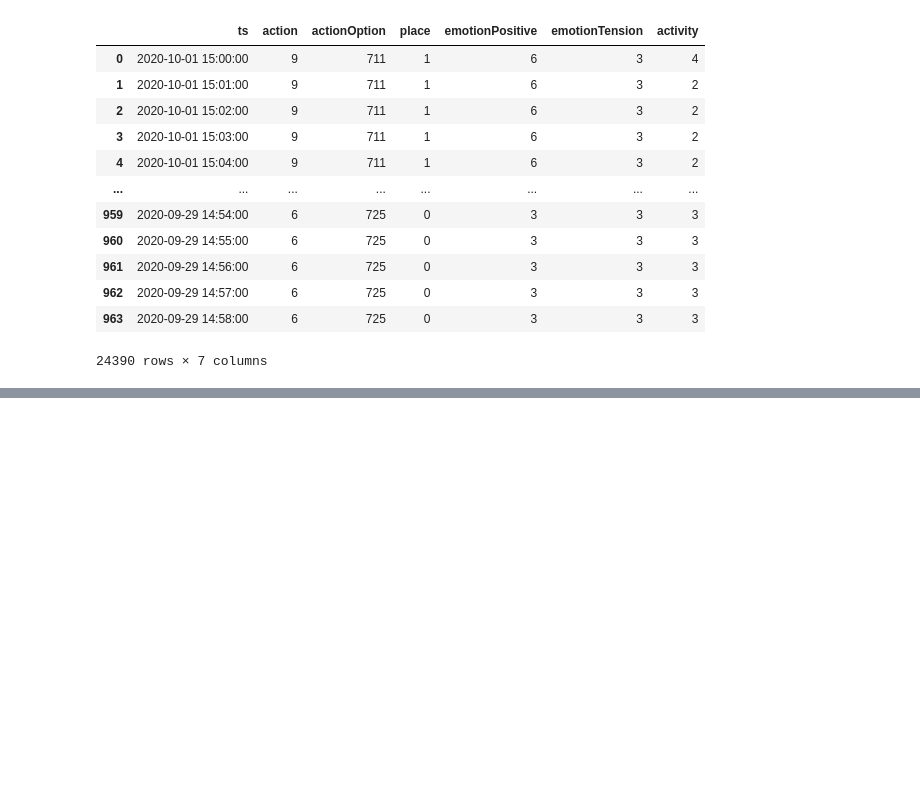
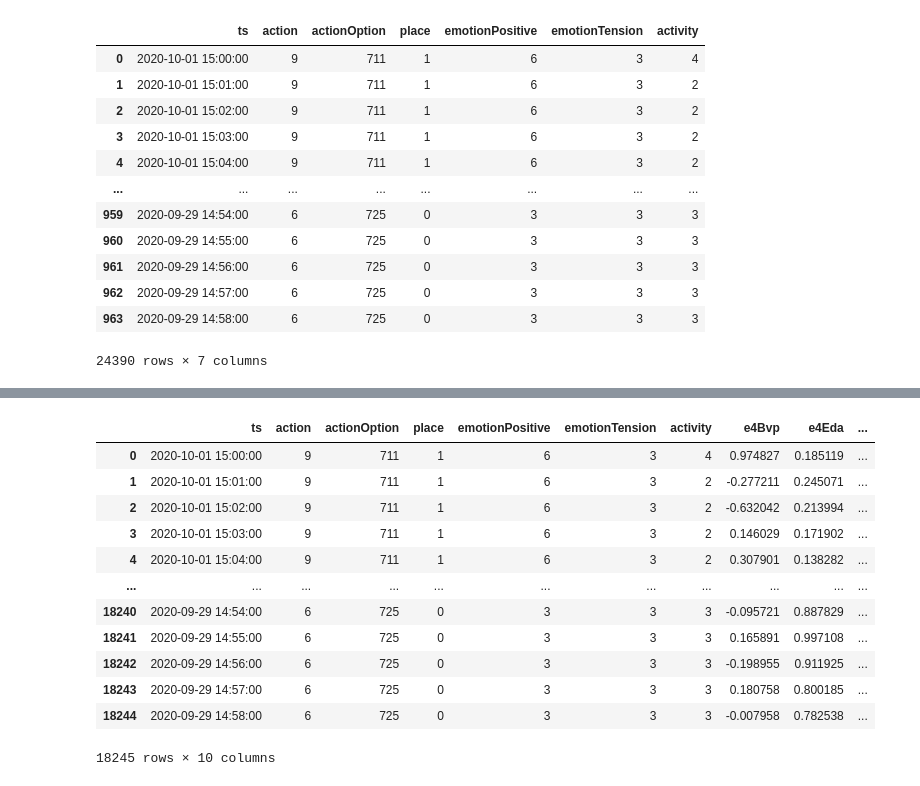
Before and after one commit to ianpark318/ETRI2023, a Jupyter notebook: eda.ipynb, the cells around one changed output, grey strips where cells are left out. Drawn from its saved outputs; the diff is of its cells as text; code cells hidden in the pictures; blank space fills up the shorter version.

```diff
--- a/eda.ipynb
+++ b/eda.ipynb
@@ -161,0 +118,17 @@ df_tmp2
+# %%
+sub_Eda_data = []
+
+for item in dir_list:
+    sub_path = data_path + "/" + item + "/" + "e4Eda"
+    sub_list = os.listdir(sub_path)
+    for i in sub_list:
+        rdr = pd.read_csv(sub_path + "/" + i)
+        if "lock" in i:
+            continue
+        time = int(i[:-4])
+        mean = rdr["eda"].mean()
+        sub_Eda_data.append([time, mean])
+# %%
+df_e4Eda = pd.DataFrame(sub_Eda_data, columns=['ts', 'e4Eda'])
+df_e4Eda['ts']=pd.to_datetime(df_e4Eda['ts'], unit='s')
+df_e4Eda
@@ -161,0 +149,3 @@ df_tmp2
+# %%
+df_tmp3 = pd.merge(df_tmp2, df_e4Eda, on='ts')
+df_tmp3
@@ -161,0 +197,17 @@ df_tmp2
+# %%
+df_tmp4 = pd.merge(df_tmp3, df_e4Hr, on='ts')
+df_tmp4
+# %% [output]
+|  | ts | action | actionOption | place | emotionPositive | emotionTension | activity | e4Bvp | e4Eda | ... |
+| 0 | 2020-10-01 15:00:00 | 9 | 711 | 1 | 6 | 3 | 4 | 0.974827 | 0.185119 | ... |
+| 1 | 2020-10-01 15:01:00 | 9 | 711 | 1 | 6 | 3 | 2 | -0.277211 | 0.245071 | ... |
+| 2 | 2020-10-01 15:02:00 | 9 | 711 | 1 | 6 | 3 | 2 | -0.632042 | 0.213994 | ... |
+| 3 | 2020-10-01 15:03:00 | 9 | 711 | 1 | 6 | 3 | 2 | 0.146029 | 0.171902 | ... |
+| 4 | 2020-10-01 15:04:00 | 9 | 711 | 1 | 6 | 3 | 2 | 0.307901 | 0.138282 | ... |
+| ... | ... | ... | ... | ... | ... | ... | ... | ... | ... | ... |
+| 18240 | 2020-09-29 14:54:00 | 6 | 725 | 0 | 3 | 3 | 3 | -0.095721 | 0.887829 | ... |
+| 18241 | 2020-09-29 14:55:00 | 6 | 725 | 0 | 3 | 3 | 3 | 0.165891 | 0.997108 | ... |
+| 18242 | 2020-09-29 14:56:00 | 6 | 725 | 0 | 3 | 3 | 3 | -0.198955 | 0.911925 | ... |
+| 18243 | 2020-09-29 14:57:00 | 6 | 725 | 0 | 3 | 3 | 3 | 0.180758 | 0.800185 | ... |
+| 18244 | 2020-09-29 14:58:00 | 6 | 725 | 0 | 3 | 3 | 3 | -0.007958 | 0.782538 | ... |
+18245 rows × 10 columns
```
Also changed, not shown: parts of 19 cells of this notebook.
